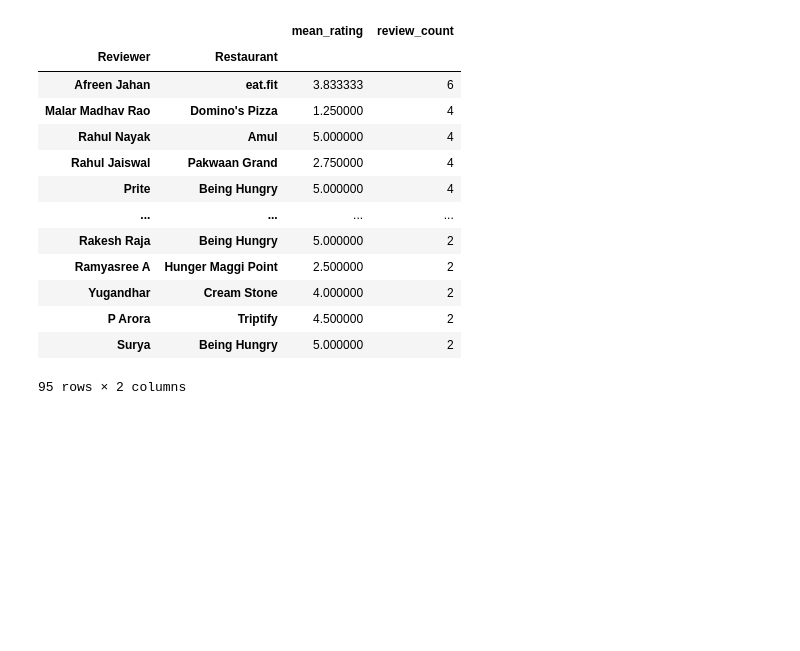
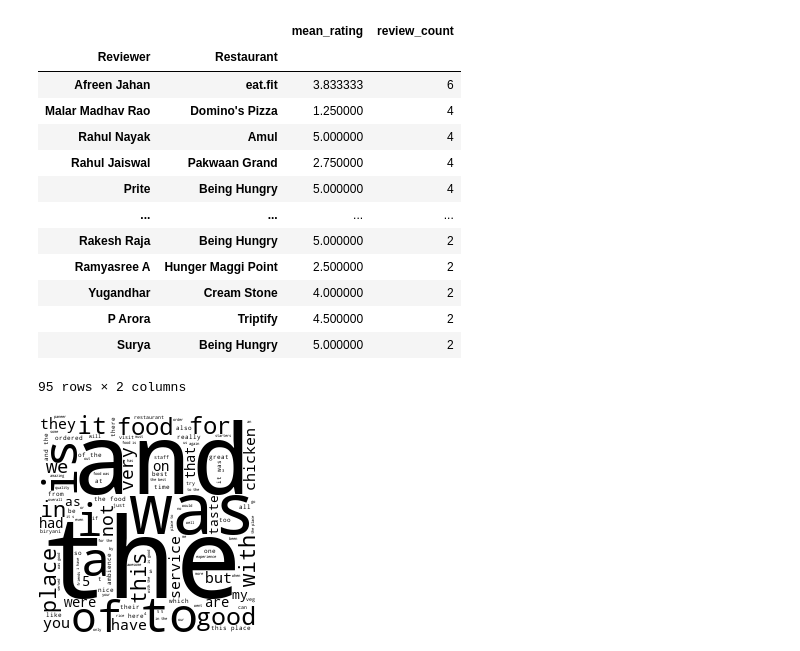
Before and after one commit to miguel-s-nascimento/TM_Project, a Jupyter notebook: exploration.ipynb, the cells around one changed output. Saved outputs shown, nothing was run; the diff lists cells and outputs as text; code cells hidden in the pictures; blank space fills up the shorter version.

Commit message:
Graphs

```diff
--- a/exploration.ipynb
+++ b/exploration.ipynb
@@ -53,6 +54,7 @@ pd.set_option('display.max_colwidth', None)
 <i>## Imports.</i>
 # %%
 reviews=pd.read_csv('data/reviews_initial_preproc.csv')
+reviews['Review'].fillna('', inplace=True)
 restaurants=pd.read_csv('data/restaurants_initial_preproc.csv')
 restaurants['Collections'].fillna('[]', inplace=True)
 restaurants['Collections'] = restaurants['Collections'].apply(lambda x: eval(x))
@@ -274,3 +296,17 @@ review_counts[review_counts['review_count'] > 1]
 | P Arora | Triptify | 4.500000 | 2 |
 | Surya | Being Hungry | 5.000000 | 2 |
 95 rows × 2 columns
+# %%
+reviews["preproc_content"] =\
+      reviews["Review"].map(lambda content : Graphs.main_pipeline(content,
+                                                                                    print_output=False,
+                                                                                    no_stopwords=True,
+                                                                                    lowercase=True,
+                                                                                    lemmatized=True,
+                                                                                    no_punctuation=True
+
+                                                                                    ))
+# %%
+generate_bow_wordcloud(reviews, "Review")
+# %% [output]
+[figure, added]
```
Also changed, not shown: parts of 2 cells of this notebook, 2 other files.
